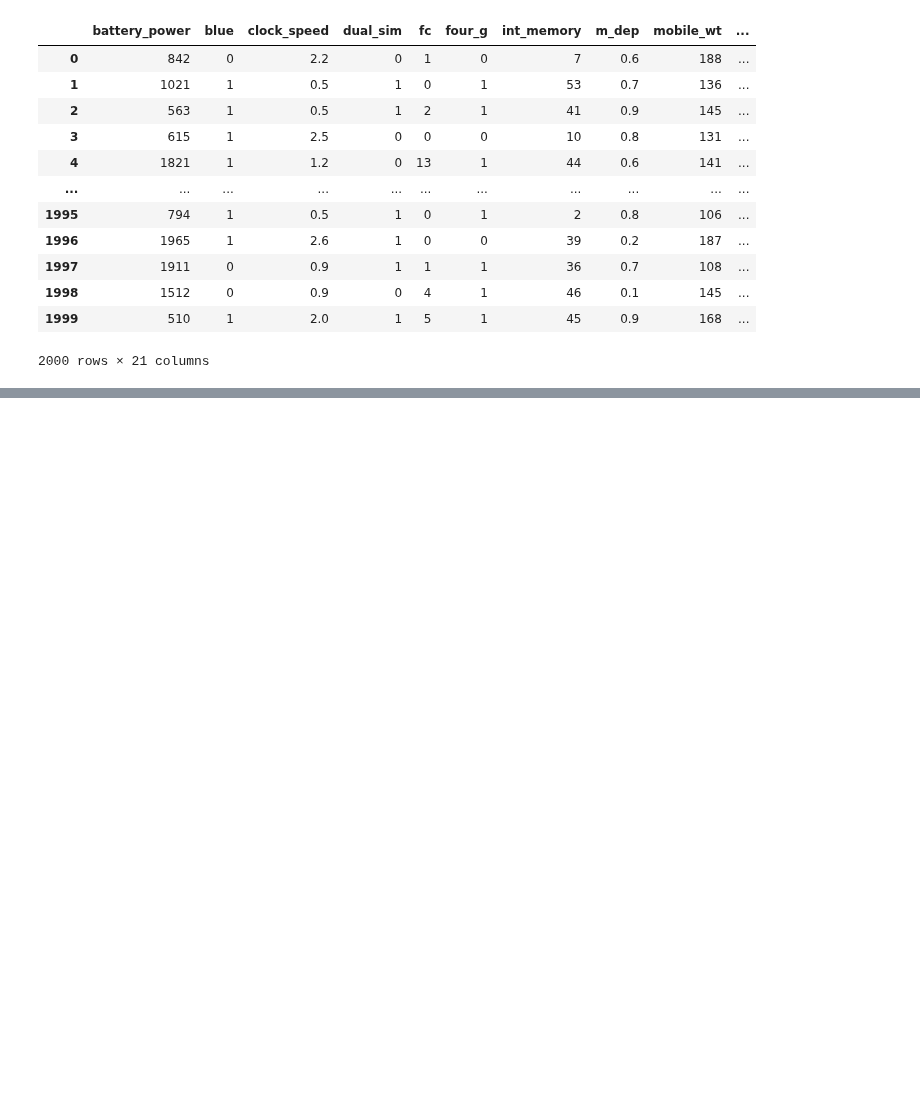
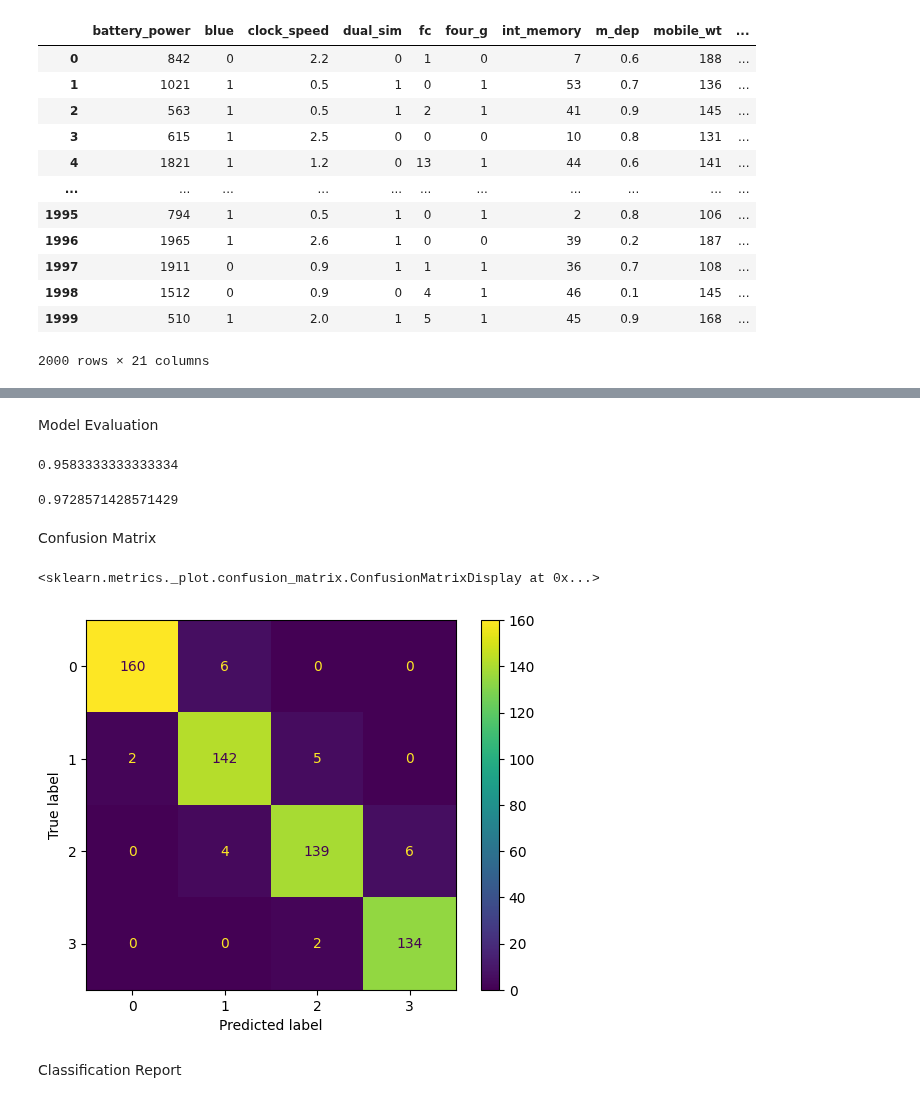
Before and after one commit to Paridhijain-githb/Machine-_learning_01, a Jupyter notebook: ASSIGNMENT2/AssignmentlogisticRegressionmodel.ipynb, the cells around one changed output, grey strips where cells are left out. Cells and saved outputs as stored; diff of their text form; code cells hidden in the pictures; blank space fills up the shorter version.

```diff
--- a/ASSIGNMENT2/AssignmentlogisticRegressionmodel.ipynb
+++ b/ASSIGNMENT2/AssignmentlogisticRegressionmodel.ipynb
@@ -96,0 +135,8 @@ df.drop_duplicates()
+# %%
+pre = make_pipeline(
+    SimpleImputer(strategy='median'),
+    StandardScaler()
+).set_output(transform='pandas')
+# %%
+X_pre = pre.fit_transform(X)
+X_pre.head()
@@ -96,0 +163,2 @@ df.drop_duplicates()
+# %%
+xtrain,xtest,ytrain,ytest = train_test_split(X_pre,Y,train_size=0.7,test_size=0.3,random_state=21)
@@ -96,0 +212,3 @@ df.drop_duplicates()
+# %%
+model = LogisticRegression()
+model.fit(xtrain,ytrain)
@@ -96,0 +247,20 @@ df.drop_duplicates()
+# %% [markdown]
+Model Evaluation
+# %%
+model.score(xtest,ytest)
+# %% [output]
+0.9583333333333334
+# %%
+model.score(xtrain,ytrain)
+# %% [output]
+0.9728571428571429
+# %% [markdown]
+Confusion Matrix
+# %%
+from sklearn.metrics import ConfusionMatrixDisplay
+ConfusionMatrixDisplay.from_estimator(model,xtest,ytest)
+# %% [output]
+<sklearn.metrics._plot.confusion_matrix.ConfusionMatrixDisplay at 0x...>
+[figure, added]
+# %% [markdown]
+Classification Report
```
Also changed, not shown: parts of 41 cells of this notebook, 1 other file.
